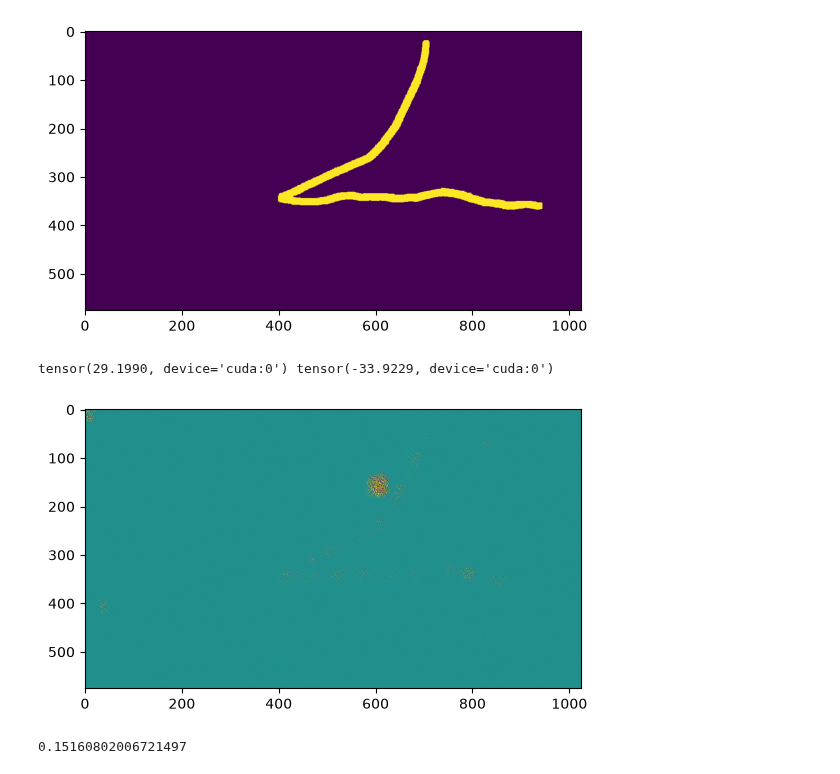
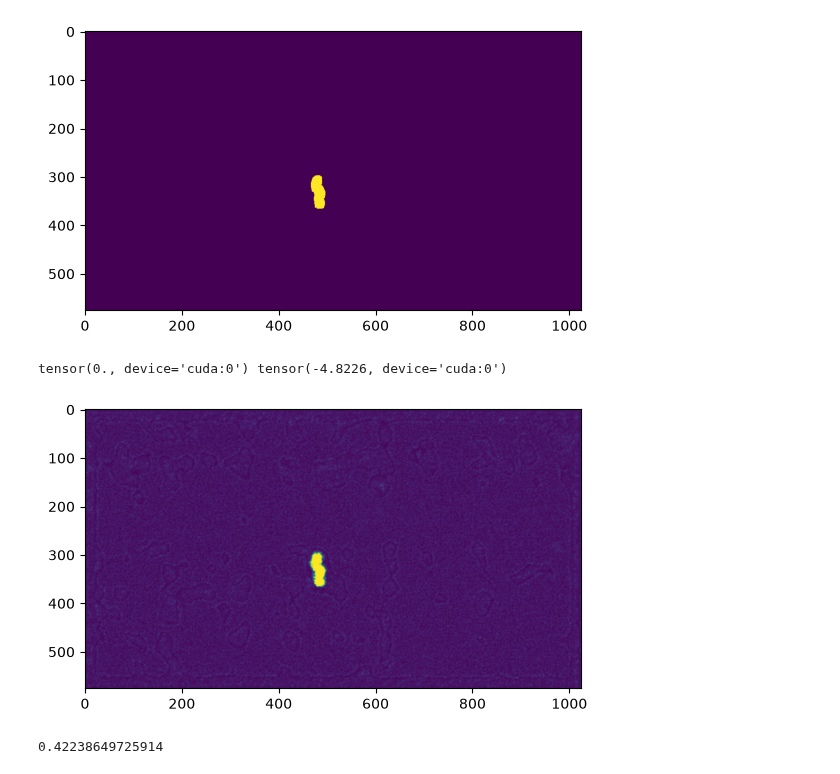
Before and after one commit to FrankJRix/cygnet, a Jupyter notebook: train.ipynb, the cells around one changed output. Drawn from its saved outputs; the diff is of its cells as text; code cells hidden in the pictures.

```diff
--- a/train.ipynb
+++ b/train.ipynb
@@ -140,23 +156,23 @@ tensor(1., device='cuda:0') tensor(1.8513e-15, device='cuda:0')
 [figure]
 # %%
-image, mask = train_dset[1]
+image, mask = test_dset[123]
 
 net.eval()
 plt.figure()
 plt.imshow(mask.cpu().squeeze())
 plt.show()
 with torch.inference_mode():
 	pred = net(image.unsqueeze(0).to(device))
 spred = torch.sigmoid(pred)
 print(pred.max(), pred.min())
 sspred = (pred > 0).float()
 plt.figure()
 plt.imshow(spred.cpu().squeeze())
 plt.show()
 
 print(sigmoid_focal_loss(mask.cpu().squeeze(), pred.cpu().squeeze(), reduction="mean").item())
 # %% [output]
-[figure, old version]
+[figure, new version]
-tensor(29.1990, device='cuda:0') tensor(-33.9229, device='cuda:0')
+tensor(0., device='cuda:0') tensor(-4.8226, device='cuda:0')
-[figure, old version]
+[figure, new version]
-0.15160802006721497
+0.42238649725914
```
Also changed, not shown: parts of 3 cells of this notebook.
